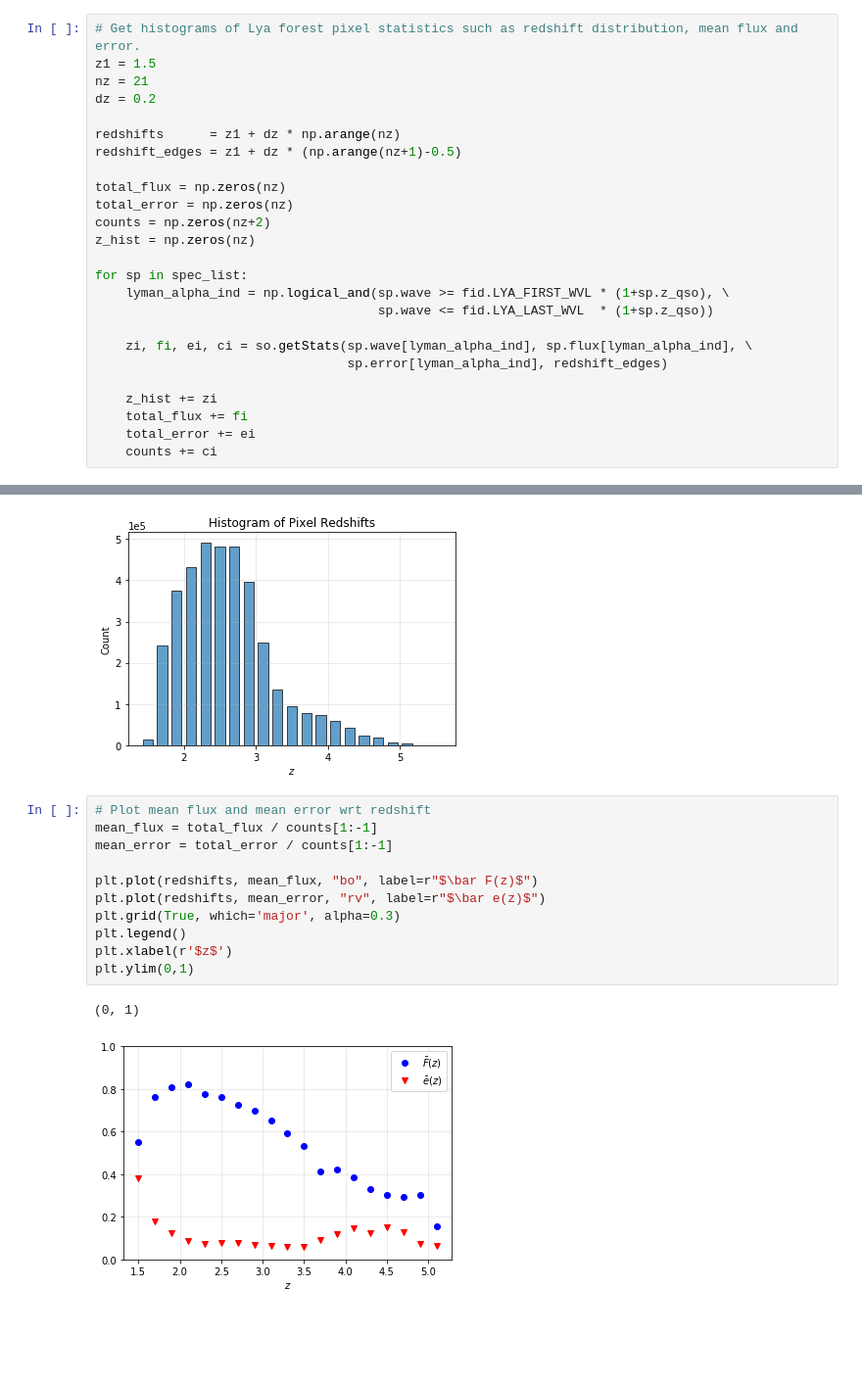
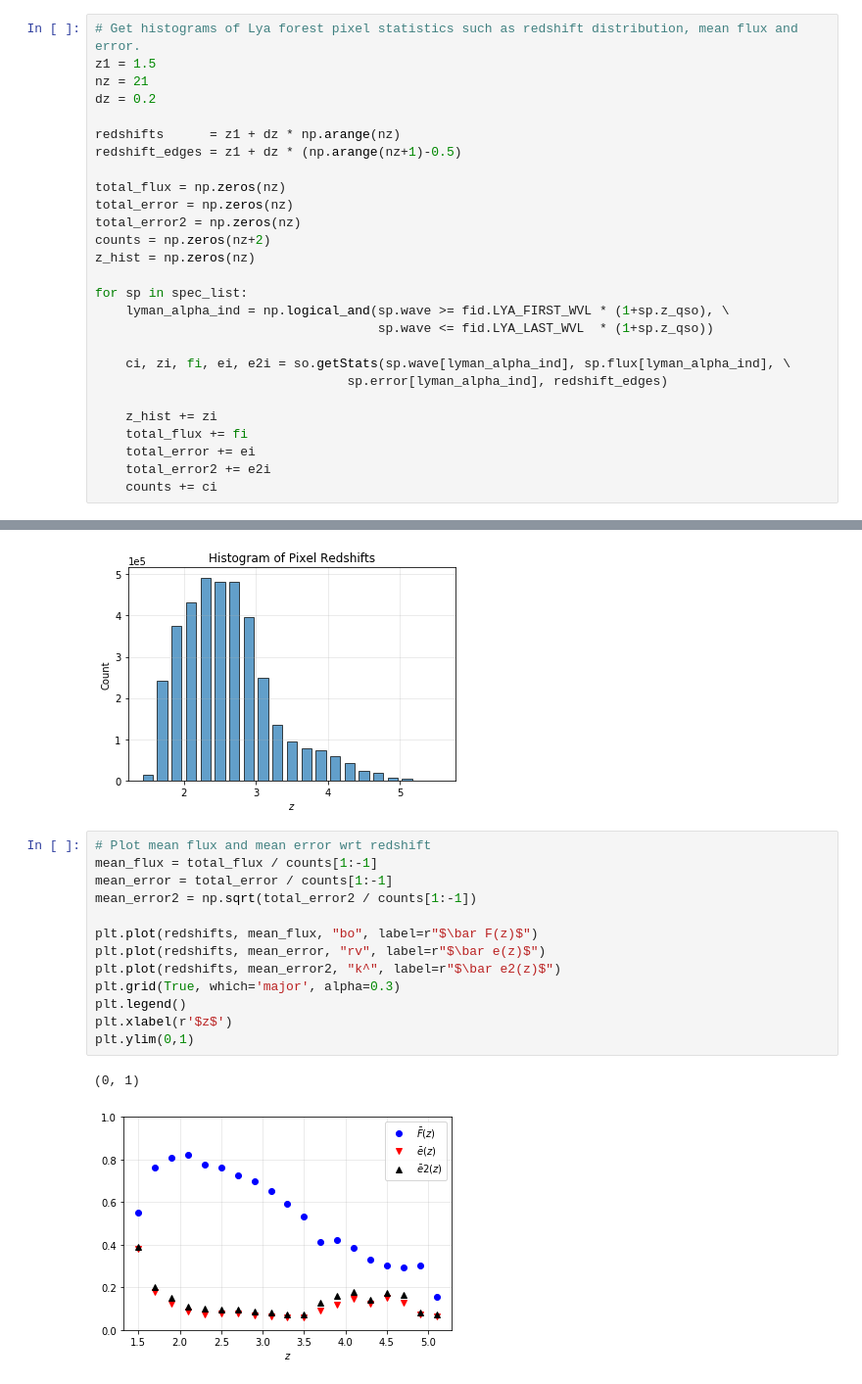
Before and after one commit to p-slash/qsotools, a Jupyter notebook: notebooks/PropertiesKODIAQSpectra.ipynb, the cells around one changed output, grey strips where cells are left out. Shown at 98% size. Saved outputs shown, nothing was run; the diff lists cells and outputs as text; blank space fills up the shorter version.

Commit message:
fitting mean flux

```diff
--- a/notebooks/PropertiesKODIAQSpectra.ipynb
+++ b/notebooks/PropertiesKODIAQSpectra.ipynb
@@ -33,6 +37,7 @@ redshift_edges = z1 + dz * (np.arange(nz+1)-0.5)
 
 total_flux = np.zeros(nz)
 total_error = np.zeros(nz)
+total_error2 = np.zeros(nz)
 counts = np.zeros(nz+2)
 z_hist = np.zeros(nz)
 
@@ -40,12 +45,13 @@ for sp in spec_list:
     lyman_alpha_ind = np.logical_and(sp.wave >= fid.LYA_FIRST_WVL * (1+sp.z_qso), \
                                      sp.wave <= fid.LYA_LAST_WVL  * (1+sp.z_qso))
 
-    zi, fi, ei, ci = so.getStats(sp.wave[lyman_alpha_ind], sp.flux[lyman_alpha_ind], \
+    ci, zi, fi, ei, e2i = so.getStats(sp.wave[lyman_alpha_ind], sp.flux[lyman_alpha_ind], \
                                  sp.error[lyman_alpha_ind], redshift_edges)
 
     z_hist += zi
     total_flux += fi
     total_error += ei
+    total_error2 += e2i
     counts += ci
 # %%
 # Plot histogram of pixel redshifts
@@ -61,14 +67,16 @@ Text(0.5,1,'Histogram of Pixel Redshifts')
 # %%
 # Plot mean flux and mean error wrt redshift
 mean_flux = total_flux / counts[1:-1]
 mean_error = total_error / counts[1:-1]
+mean_error2 = np.sqrt(total_error2 / counts[1:-1])
 
 plt.plot(redshifts, mean_flux, "bo", label=r"$\bar F(z)$")
 plt.plot(redshifts, mean_error, "rv", label=r"$\bar e(z)$")
+plt.plot(redshifts, mean_error2, "k^", label=r"$\bar e2(z)$")
 plt.grid(True, which='major', alpha=0.3)
 plt.legend()
 plt.xlabel(r'$z$')
 plt.ylim(0,1)
 # %% [output]
 (0, 1)
-[figure, old version]
+[figure, new version]
```
Also changed, not shown: parts of 5 cells of this notebook.
